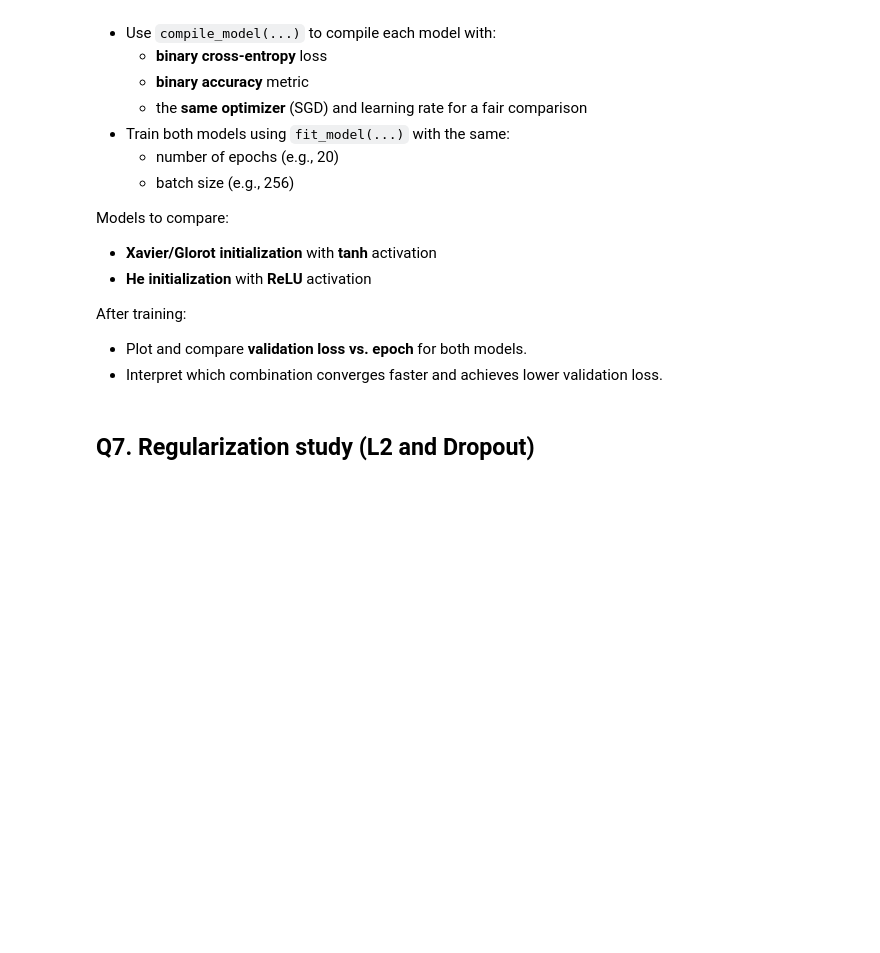
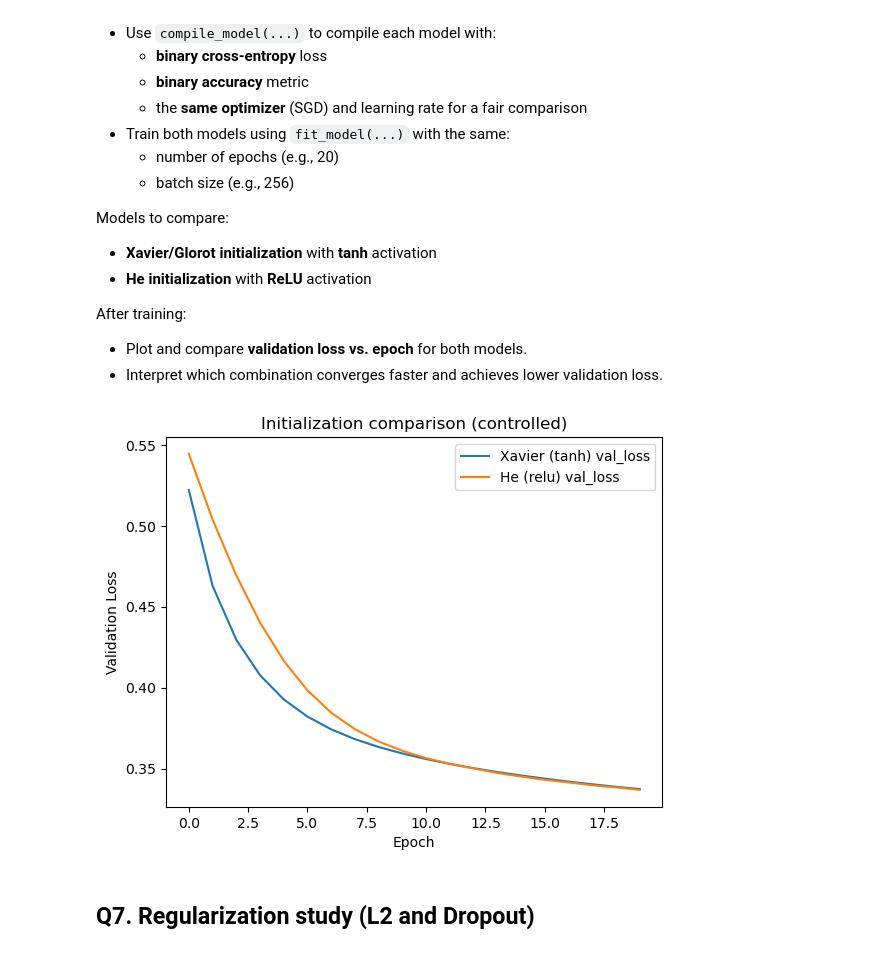
Before and after one commit to neh8/MLSP26-A2-OPT-Group-4, a Jupyter notebook: a2.ipynb, the cells around one changed output. Saved outputs shown, nothing was run; the diff lists cells and outputs as text; code cells hidden in the pictures; blank space fills up the shorter version.

```diff
--- a/a2.ipynb
+++ b/a2.ipynb
@@ -391,9 +392,9 @@ After training:
 
 def compile_model(model: keras.Model, optimizer: keras.optimizers.Optimizer):
     model.compile(
-        optimizer=_____,                         # TODO: pass the optimizer
-        loss=_____,                              # TODO: binary classification loss
-        metrics=[keras.metrics._____(name=_____)  # TODO: accuracy metric + name
+        optimizer=optimizer,                      # TODO: pass the optimizer
+        loss="binary_crossentropy",               # TODO: binary classification loss
+        metrics=[keras.metrics.BinaryAccuracy(name="accuracy")  # TODO: accuracy metric + name
                ]
     )
     return model
@@ -401,56 +402,58 @@ def compile_model(model: keras.Model, optimizer: keras.optimizers.Optimizer):
 
 def fit_model(model: keras.Model, epochs: int = 20, batch_size: int = 256):
     history = model.fit(
-        _____, _____,                            # TODO: training features and labels
-        validation_data=(_____, _____),           # TODO: validation features and labels
-        epochs=_____,
-        batch_size=_____,
-        verbose=_____                            # TODO: 0 for silent training
+        X_train_p, y_train_i,                            # TODO: training features and labels
+        validation_data=(X_val_p, y_val_i),           # TODO: validation features and labels
+        epochs=epochs,
+        batch_size=batch_size,
+        verbose=0                            # TODO: 0 for silent training
     )
     return history
 
 
 # TODO: Define Xavier (Glorot) and He initializations
-xavier = keras.initializers._____(seed=_____)
-he     = keras.initializers._____(seed=_____)
+xavier = keras.initializers.GlorotNormal(seed=SEED)
+he = keras.initializers.HeNormal(seed=SEED)
 
 
 # TODO: Build + compile two controlled models:
 # 1) Xavier + tanh, 2) He + ReLU. Use the same optimizer type and learning rate.
 model_xavier = compile_model(
     build_deep_mlp(
-        input_dim=_____,
-        depth=_____,
-        width=_____,
-        activation=_____,                        # TODO: tanh
-        kernel_initializer=_____
+        input_dim=X_train_p.shape[1],
+        depth=6,
+        width=256,
+        activation="tanh",                        # TODO: tanh
+        kernel_initializer=xavier
     ),
-    keras.optimizers._____(learning_rate=_____)  # TODO: SGD and lr
+    keras.optimizers.SGD(learning_rate=1e-3)  # TODO: SGD and lr
 )
 
 model_he = compile_model(
     build_deep_mlp(
-        input_dim=_____,
-        depth=_____,
-        width=_____,
-        activation=_____,                        # TODO: relu
-        kernel_initializer=_____
+        input_dim=X_train_p.shape[1],
+        depth=6,
+        width=256,
+        activation="relu",                        # TODO: relu
+        kernel_initializer=he
     ),
-    keras.optimizers._____(learning_rate=_____)  # TODO: same optimizer and lr
+    keras.optimizers.SGD(learning_rate=1e-3)  # TODO: same optimizer and lr
 )
 
 # function call- do not change
 hist_xavier = fit_model(model_xavier, epochs=20)
 hist_he = fit_model(model_he, epochs=20)
 
 plt.figure()
 plt.plot(hist_xavier.history["val_loss"], label="Xavier (tanh) val_loss")
 plt.plot(hist_he.history["val_loss"], label="He (relu) val_loss")
 plt.xlabel("Epoch")
 plt.ylabel("Validation Loss")
 plt.legend()
 plt.title("Initialization comparison (controlled)")
 plt.show()
+# %% [output]
+[figure, added]
 # %% [markdown]
 ## Q7. Regularization study (L2 and Dropout)
 # %% [markdown]
```
Also changed, not shown: parts of 5 cells of this notebook.
